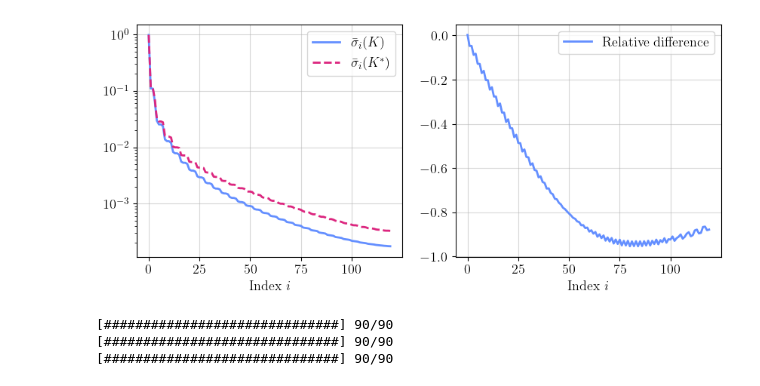
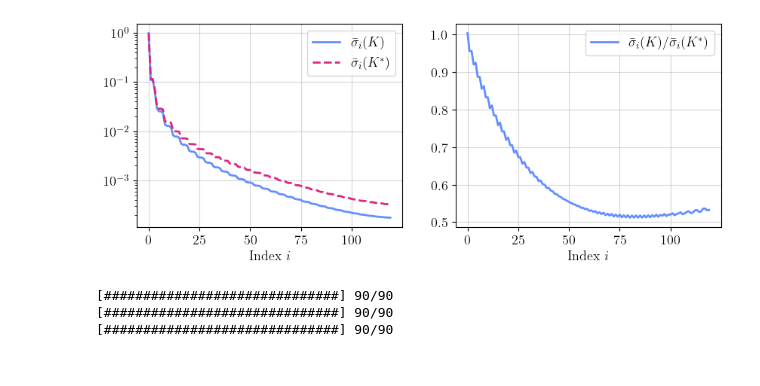
Before and after one commit to EliasSev/masters-thesis, a Jupyter notebook: notebooks/matrix_free_rsvd_new/06_recover_K_exact.ipynb, the cells around one changed output. Cells and saved outputs as stored; diff of their text form; code cells hidden in the pictures.

```diff
--- a/notebooks/matrix_free_rsvd_new/06_recover_K_exact.ipynb
+++ b/notebooks/matrix_free_rsvd_new/06_recover_K_exact.ipynb
@@ -74,27 +75,28 @@ U3, S3, V3t = np.linalg.svd(K_recovered)
 # %%
 m = 120
 g = lambda S: S / np.linalg.norm(S)
 
 s1, s2 = g(S[:m]), g(S_tilde[:m])
 ns = np.arange(m)
 
 from utils.colors import C2
-fig, axes = plt.subplots(1, 2, figsize=(10, 4))
+fig, axes = plt.subplots(1, 2, figsize=(10, 3.5))
 
 ax, ax2 = axes
 ax.semilogy(ns, s1, label='$\\bar \sigma_i(K)$', c=C2[0], lw=2)
 ax.semilogy(ns, s2, label='$\\bar \sigma_i(K^*)$', ls='--', c=C2[1], lw=2)
 
-ax2.plot((s1 - s2) / s1, label='Relative difference', c=C2[0], lw=2)
+ax2.plot(s1 / s2, label='$\\bar \sigma_i(K) / \\bar \sigma_i(K^*)$', c=C2[0], lw=2)
 
 for ax in axes:
     ax.grid(True, alpha=.5)
     ax.legend()
     ax.set_xlabel('Index $i$')
 
+save_plot('true_singular_values')
 plt.show()
 # %% [output]
-[figure, old version]
+[figure, new version]
 # %%
 @disk_cache('../../results/recover_K_exact')
 def experiment(k_range, pid):
```
Also changed, not shown: parts of 1 cell of this notebook, 10 other files.
